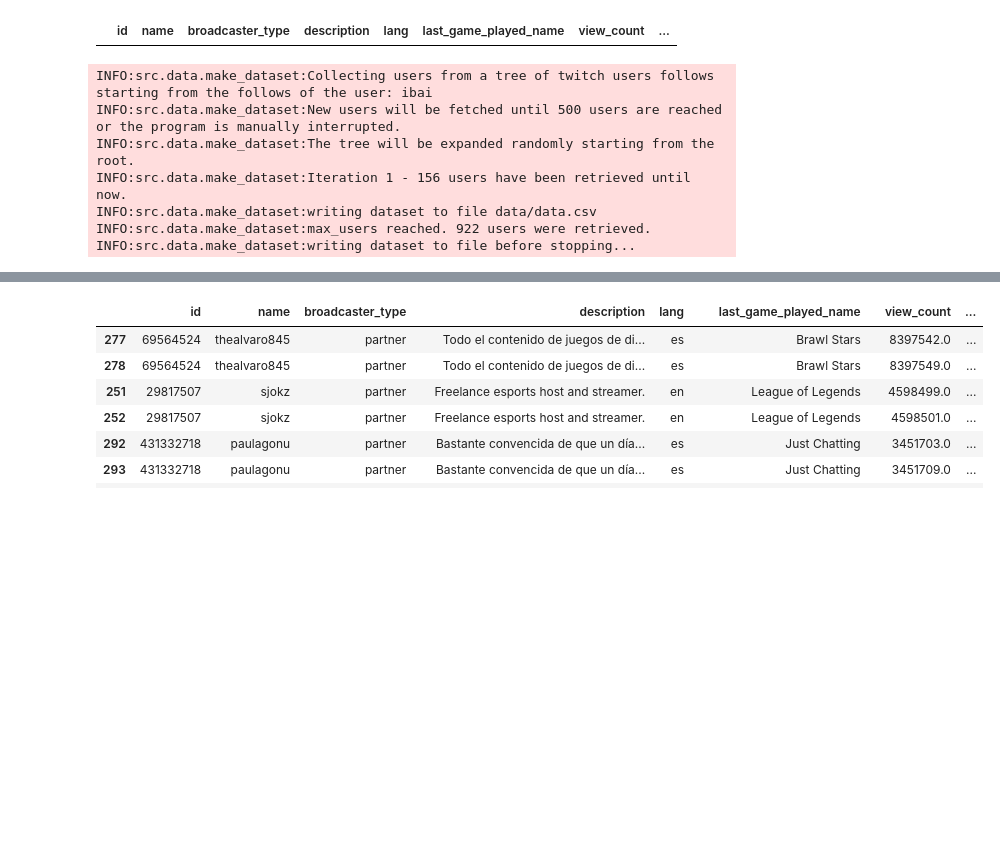
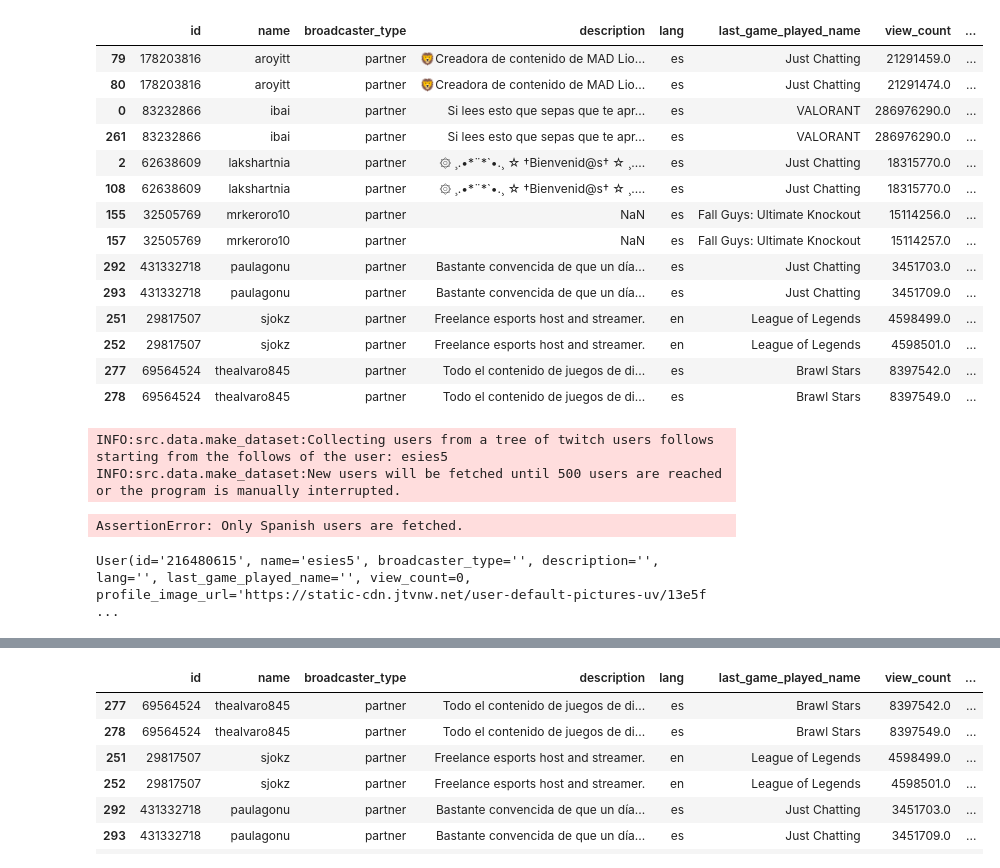
Before and after one commit to Enver-group/twitch-web-analytics, a Jupyter notebook: notebooks/simon-twitch-api.ipynb, the cells around one changed output, grey strips where cells are left out. Cells and saved outputs as stored; diff of their text form; code cells hidden in the pictures; blank space fills up the shorter version.

Commit message:
Filtered so that we only get spanish users

```diff
--- a/notebooks/simon-twitch-api.ipynb
+++ b/notebooks/simon-twitch-api.ipynb
@@ -24,7 +24,7 @@ else:
 
 from src.user import User
 # %%
-ibai = User.from_name("ibai")
+ibai = User.from_name("esies5")
 ibai_follows = ibai.follows
 print(f"{ibai.name.capitalize()} follows {len(ibai_follows)} users")
 # %% [output]
@@ -55,7 +49,21 @@ df
 # %%
-df[df.duplicated(subset='name',keep=False)]
+df[df.duplicated(subset='name',keep=False)].sort_values('name')
 # %% [output]
 |  | id | name | broadcaster_type | description | lang | last_game_played_name | view_count | ... |
+| 79 | 178203816 | aroyitt | partner | 🦁Creadora de contenido de MAD Lio... | es | Just Chatting | 21291459.0 | ... |
+| 80 | 178203816 | aroyitt | partner | 🦁Creadora de contenido de MAD Lio... | es | Just Chatting | 21291474.0 | ... |
+| 0 | 83232866 | ibai | partner | Si lees esto que sepas que te apr... | es | VALORANT | 286976290.0 | ... |
+| 261 | 83232866 | ibai | partner | Si lees esto que sepas que te apr... | es | VALORANT | 286976290.0 | ... |
+| 2 | 62638609 | lakshartnia | partner | ۞ ¸.•*¨*`•.¸ ☆ †Bienvenid@s† ☆ ¸.... | es | Just Chatting | 18315770.0 | ... |
+| 108 | 62638609 | lakshartnia | partner | ۞ ¸.•*¨*`•.¸ ☆ †Bienvenid@s† ☆ ¸.... | es | Just Chatting | 18315770.0 | ... |
+| 155 | 32505769 | mrkeroro10 | partner | NaN | es | Fall Guys: Ultimate Knockout | 15114256.0 | ... |
+| 157 | 32505769 | mrkeroro10 | partner | NaN | es | Fall Guys: Ultimate Knockout | 15114257.0 | ... |
+| 292 | 431332718 | paulagonu | partner | Bastante convencida de que un día... | es | Just Chatting | 3451703.0 | ... |
+| 293 | 431332718 | paulagonu | partner | Bastante convencida de que un día... | es | Just Chatting | 3451709.0 | ... |
+| 251 | 29817507 | sjokz | partner | Freelance esports host and streamer. | en | League of Legends | 4598499.0 | ... |
+| 252 | 29817507 | sjokz | partner | Freelance esports host and streamer. | en | League of Legends | 4598501.0 | ... |
+| 277 | 69564524 | thealvaro845 | partner | Todo el contenido de juegos de di... | es | Brawl Stars | 8397542.0 | ... |
+| 278 | 69564524 | thealvaro845 | partner | Todo el contenido de juegos de di... | es | Brawl Stars | 8397549.0 | ... |
 # %%
 from src.data import make_data_from_root_user
 
@@ -63,14 +71,14 @@ from src.data import make_data_from_root_user
 # cada iteracion siguiente coge un usuario del arbol aleatorio para añadir sus follows
 # y asi hasta llegar a max_users o que se interrumpa manualmente.
 # Cada 50 iteraciones guarda el progreso actual en un archivo csv
-make_data_from_root_user("ibai",output_filepath="data/data.csv",max_users=500)
+make_data_from_root_user("esies5",output_filepath="data/data.csv",max_users=500)
 # %% [output]
-INFO:src.data.make_dataset:Collecting users from a tree of twitch users follows starting from the follows of the user: ibai
+INFO:src.data.make_dataset:Collecting users from a tree of twitch users follows starting from the follows of the user: esies5
 INFO:src.data.make_dataset:New users will be fetched until 500 users are reached or the program is manually interrupted.
-INFO:src.data.make_dataset:The tree will be expanded randomly starting from the root.
-INFO:src.data.make_dataset:Iteration 1 - 156 users have been retrieved until now.
-INFO:src.data.make_dataset:writing dataset to file data/data.csv
-INFO:src.data.make_dataset:max_users reached. 922 users were retrieved.
-INFO:src.data.make_dataset:writing dataset to file before stopping...
+AssertionError: Only Spanish users are fetched.
+# %%
+User.from_name(user_name="esies5")
+# %% [output]
+User(id='216480615', name='esies5', broadcaster_type='', description='', lang='', last_game_played_name='', view_count=0, profile_image_url='https://static-cdn.jtvnw.net/user-default-pictures-uv/13e5f ...
 # %%
 df = pd.read_csv("data/data.csv")
```
Also changed, not shown: parts of 4 cells of this notebook, 2 other files.
